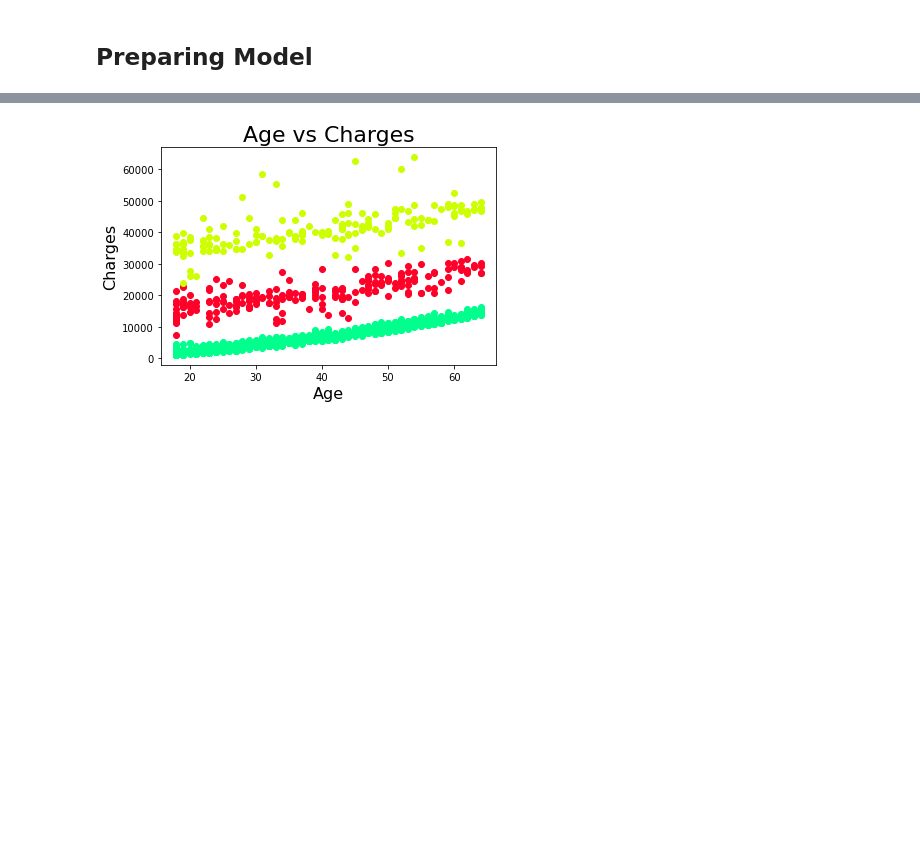
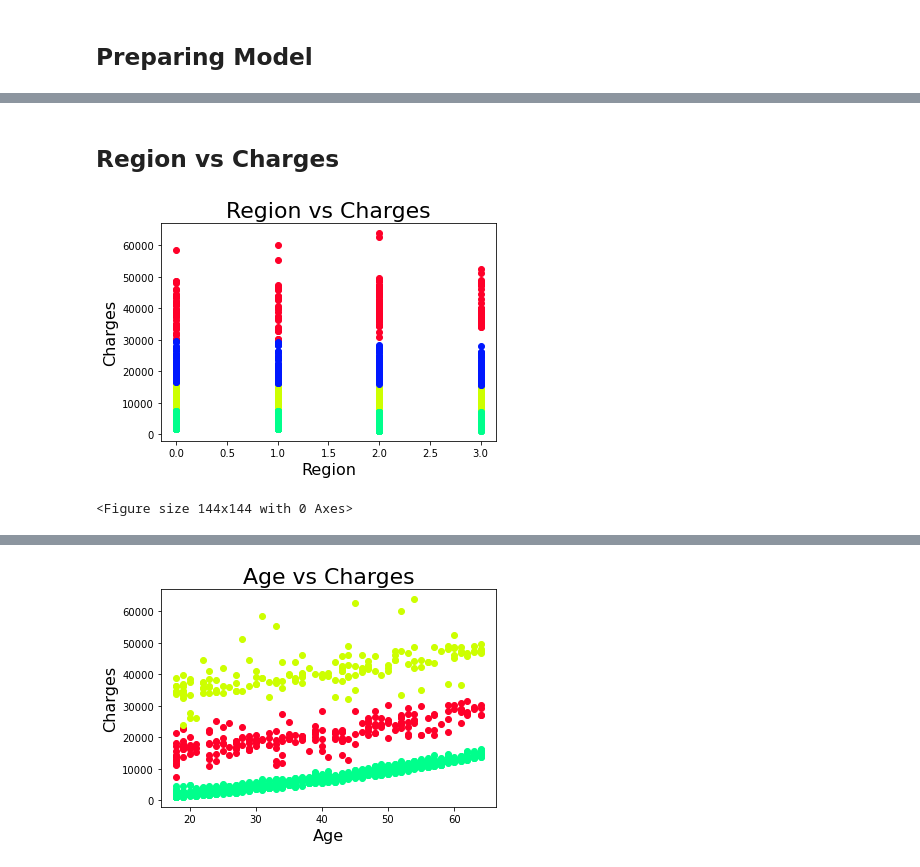
Before and after one commit to Injoker645/Inter-University-Big-Data-Challenge-2022, a Jupyter notebook: Inusrance Groups Clusters.ipynb, the cells around one changed output, grey strips where cells are left out. Cells and saved outputs as stored; diff of their text form; code cells hidden in the pictures; blank space fills up the shorter version.

```diff
--- a/Inusrance Groups Clusters.ipynb
+++ b/Inusrance Groups Clusters.ipynb
@@ -66,0 +111,25 @@ plt.rcParams["axes.prop_cycle"] = c
+# %% [markdown]
+## Region vs Charges
+# %%
+region_charges = df[['region', 'charges']]
+
+gmm = GaussianMixture(n_components = 4)
+gmm.fit(region_charges)
+
+#predictions from gmm
+labels = gmm.predict(region_charges)
+region_frame = pd.DataFrame(region_charges)
+region_frame['cluster'] = labels
+region_frame.columns = ['region', 'charges', 'cluster']
+
+for k in range(0,4):
+    region_charges = region_frame[region_frame["cluster"]==k]
+    plt.scatter(region_charges["region"],region_charges["charges"])
+plt.title('Region vs Charges', fontdict={'fontsize':22})
+plt.xlabel('Region', fontsize=16)
+plt.ylabel('Charges', fontsize=16)
+plt.figure(figsize=(2, 2))
+plt.show()
+# %% [output]
+[figure, added]
+<Figure size 144x144 with 0 Axes>
```
Also changed, not shown: parts of 31 cells of this notebook.
